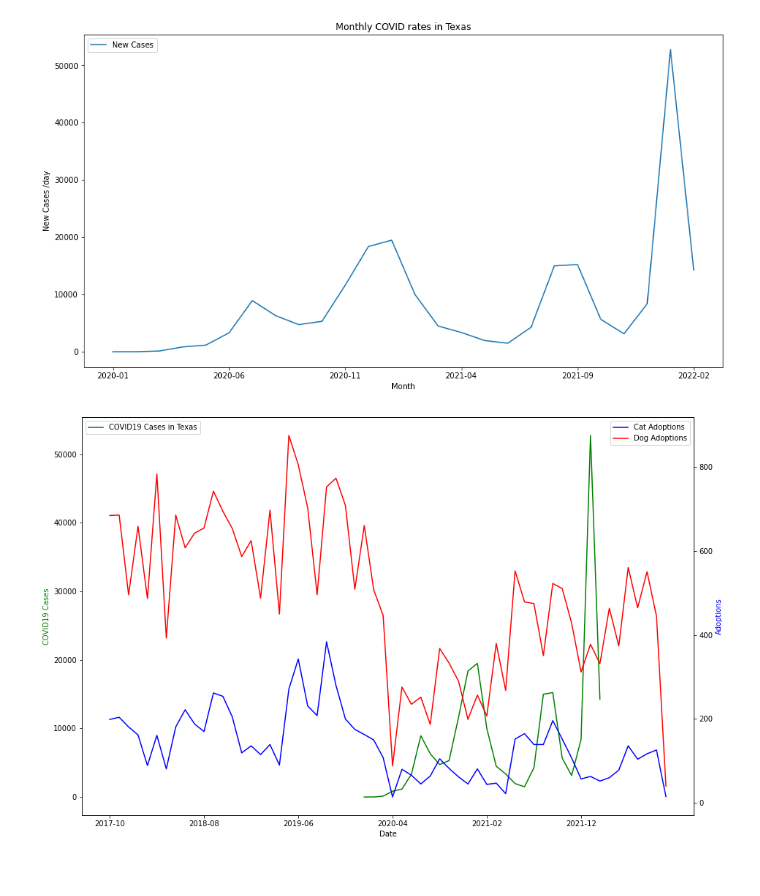
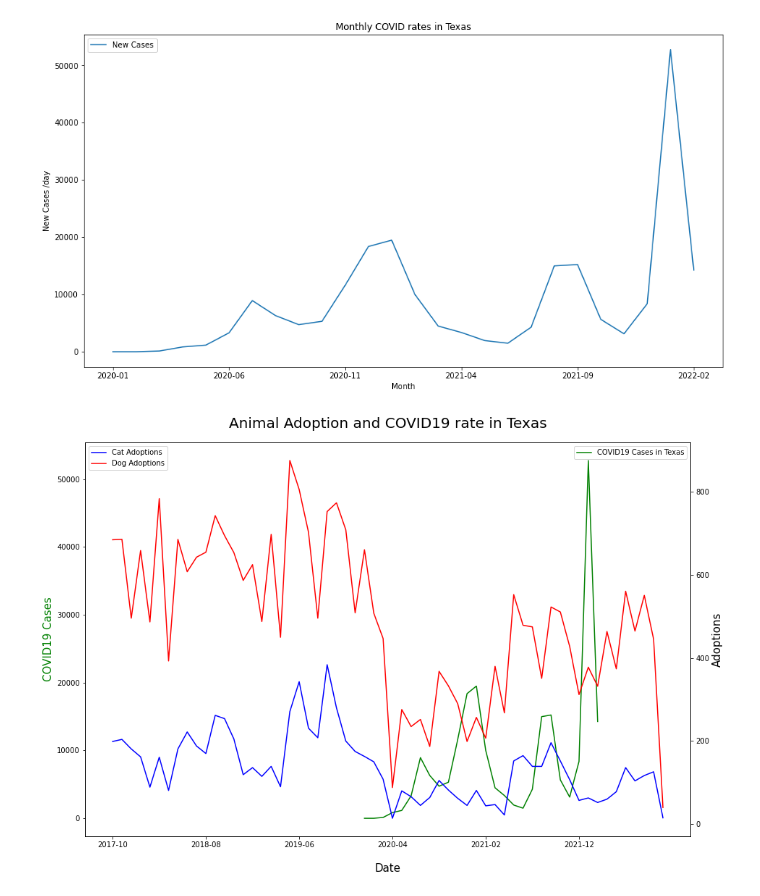
Before and after one commit to djdolejsi/Adoption-Surrender-Rates-vs-COVID-Cases, a Jupyter notebook: covid_cases.ipynb, the cells around one changed output. Saved outputs shown, nothing was run; the diff lists cells and outputs as text; code cells hidden in the pictures.

Commit message:
Adding correlation graph images - Nathan

```diff
--- a/covid_cases.ipynb
+++ b/covid_cases.ipynb
@@ -88,25 +88,25 @@ merge_data.to_csv('./clean_datasets/all_merged_data.csv')
 # %%
 fig, ax1 = plt.subplots()
 fig.set_figheight(10)
 fig.set_figwidth(15)
 
 ax2 = ax1.twinx()
 ax1.plot(merge_data.month_year, merge_data.cases, 'g-')
 ax2.plot(merge_data.month_year, merge_data.cat_adoption, 'b-')
 ax2.plot(merge_data.month_year, merge_data.dog_adoption, 'r-')
-ax2.legend(['Cat Adoptions', 'Dog Adoptions'])
-ax1.legend(['COVID19 Cases in Texas'], loc = 'upper left')
+ax2.legend(['Cat Adoptions', 'Dog Adoptions'], loc = 'upper left')
+ax1.legend(['COVID19 Cases in Texas'], loc = 'upper right')
 
-ax1.set_xlabel('Date')
-ax1.set_ylabel('COVID19 Cases', color='g')
-ax2.set_ylabel('Adoptions', color='b')
+ax1.set_xlabel('Date', fontsize = 15, labelpad = 20)
+ax1.set_ylabel('COVID19 Cases', color='g', fontsize = 15)
+ax2.set_ylabel('Adoptions', fontsize = 15)
 
-
+plt.title('Animal Adoption and COVID19 rate in Texas', fontsize = 20, pad = 20)
 plt.xticks(merge_data.month_year[::10], rotation=45)
 plt.savefig('plots/adoptions_cases.png')
 plt.show()
 # %% [output]
-[figure, old version]
+[figure, new version]
 # %%
 fig, ax1 = plt.subplots()
 fig.set_figheight(10)
```
Also changed, not shown: parts of 3 cells of this notebook, 3 other files.
